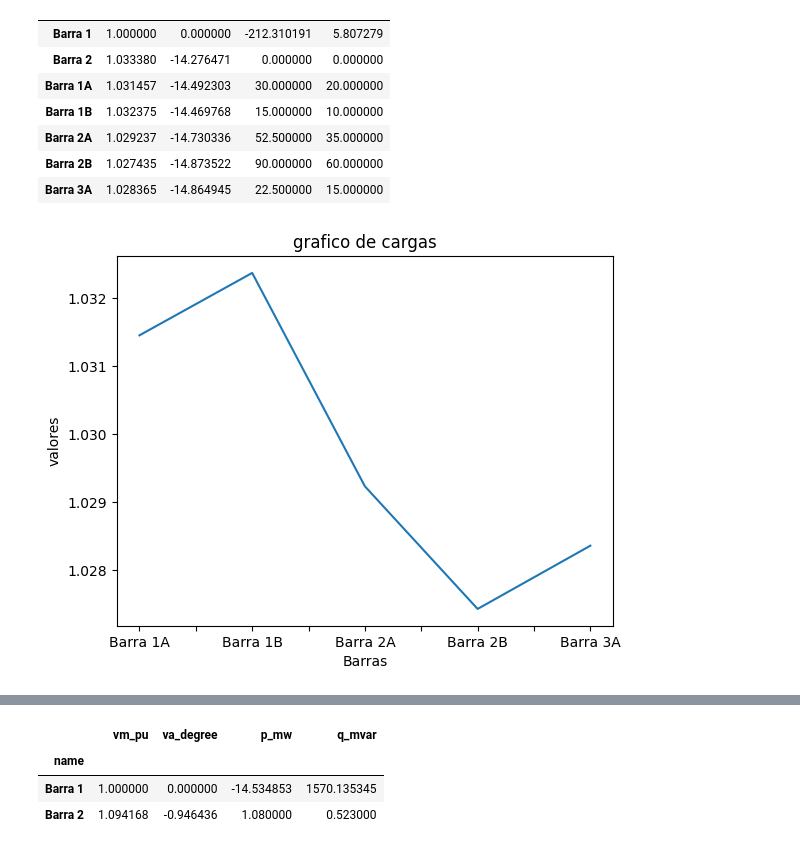
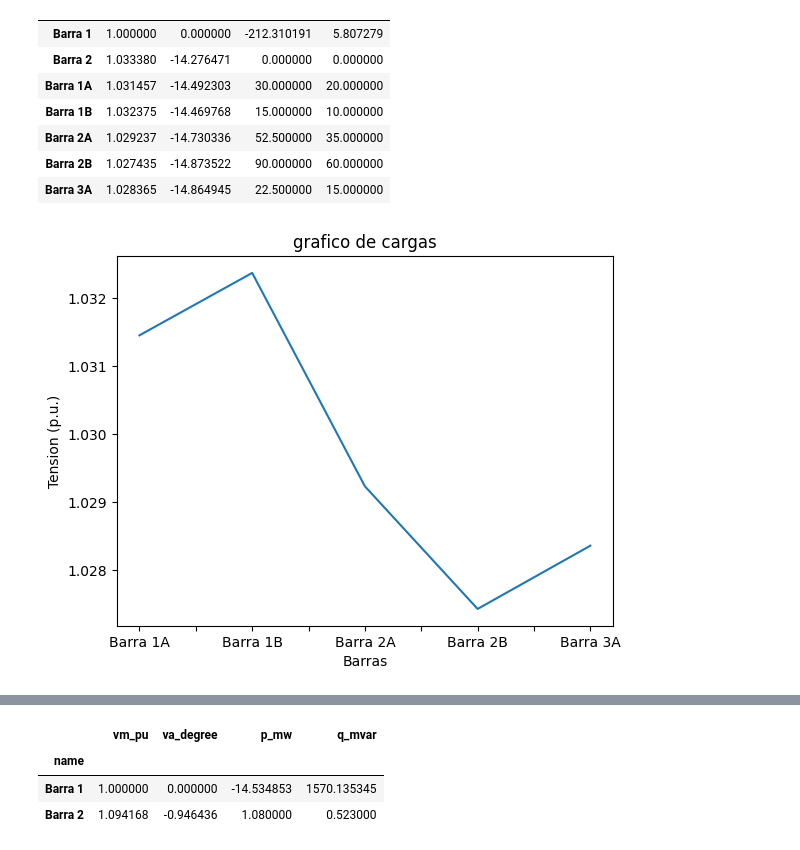
Before and after one commit to pauluxsaada/G7A_Sep1_S12024, a Jupyter notebook: tarea_sep_1.ipynb, the cells around one changed output, grey strips where cells are left out. Cells and saved outputs as stored; diff of their text form; code cells hidden in the pictures.

```diff
--- a/tarea_sep_1.ipynb
+++ b/tarea_sep_1.ipynb
@@ -54,13 +54,13 @@ net.res_bus
 # %%
 df = net.res_bus
 
 df['vm_pu'][2:7].plot(kind='line')
 plt.title('grafico de cargas')
 plt.xlabel('Barras')
-plt.ylabel('valores')
+plt.ylabel('Tension (p.u.)')
 plt.show()
 # %% [output]
-[figure, old version]
+[figure, new version]
 # %%
 # Calcular pérdidas
 net.res_line['loss_mw'] = net.res_line.pl_mw
```
Also changed, not shown: parts of 3 cells of this notebook.
